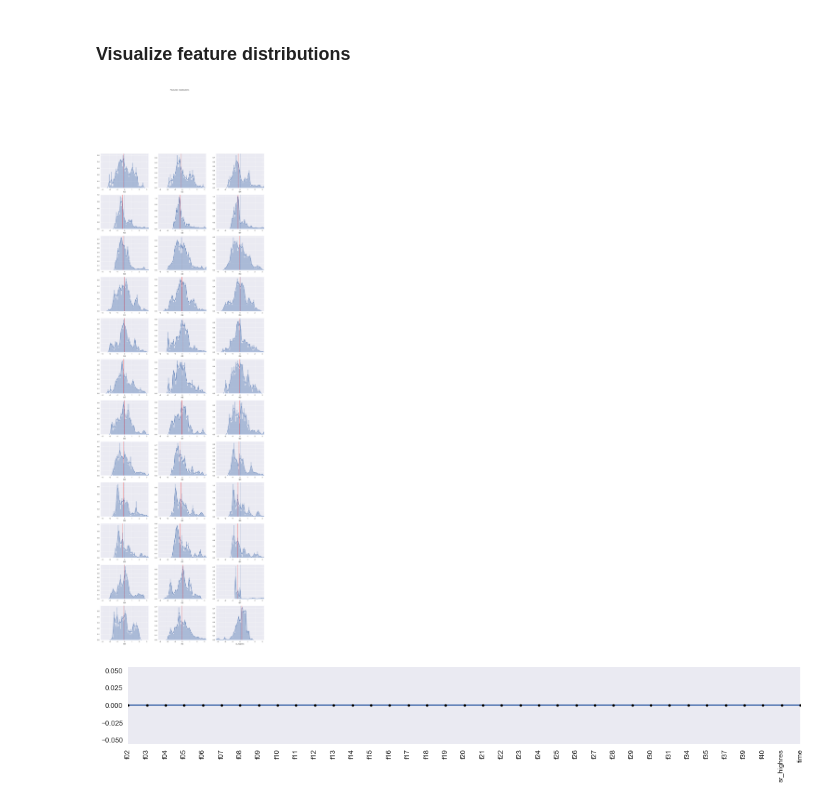
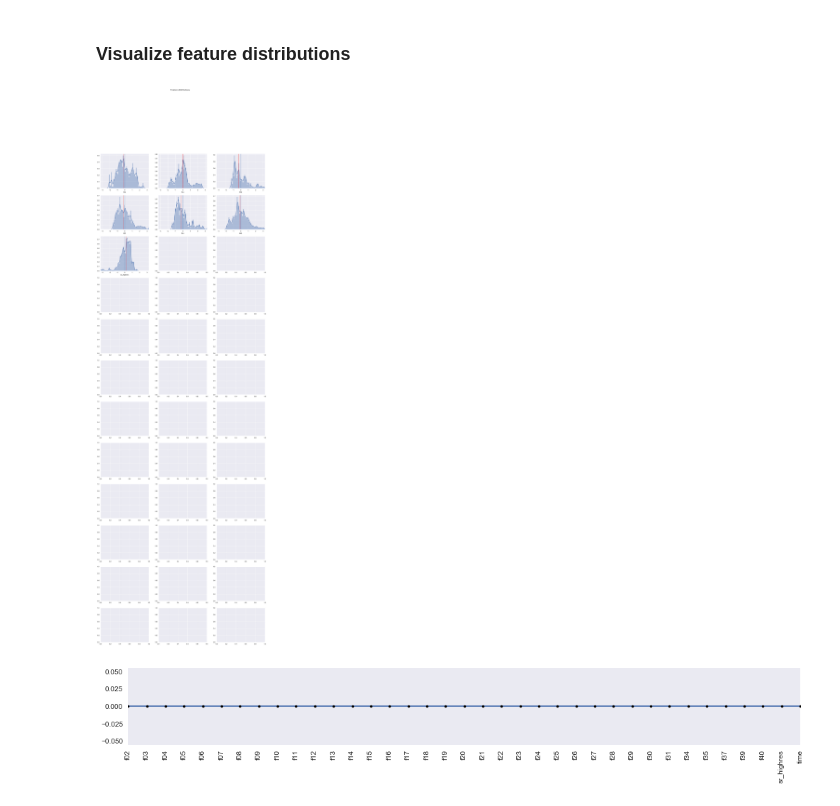
Before and after one commit to pdlje82/MLND-Capstone, a Jupyter notebook: 170903_XGBoost_DayWise - 1standardOnly.ipynb, the cells around one changed output. Cells and saved outputs as stored; diff of their text form; code cells hidden in the pictures.

```diff
--- a/170903_XGBoost_DayWise - 1standardOnly.ipynb
+++ b/170903_XGBoost_DayWise - 1standardOnly.ipynb
@@ -334,12 +323,14 @@ display(day_data.describe())
 # %%
 time = day_data.time
 day_data = day_data.drop('time', axis=1)
-
-TSAPipe.vis_feat_distrib(day_data, [12, 3], [-3.25, 3.25])
-
-day_data['time'] = time
-# %% [output]
-[figure, removed]
+# %%
+feats = ['f02', 'f34', 'f29', 'f23', 'f24', 'f40', 'sr_highres']
+
+TSAPipe.vis_feat_distrib(day_data[feats], [12, 3], [-3.25, 3.25])
+
+day_data['time'] = time
+# %% [output]
+[figure, added]
 # %%
 TSAPipe.visualizeNaN(day_data)
 
```
Also changed, not shown: parts of 7 cells of this notebook, 2 other files.
